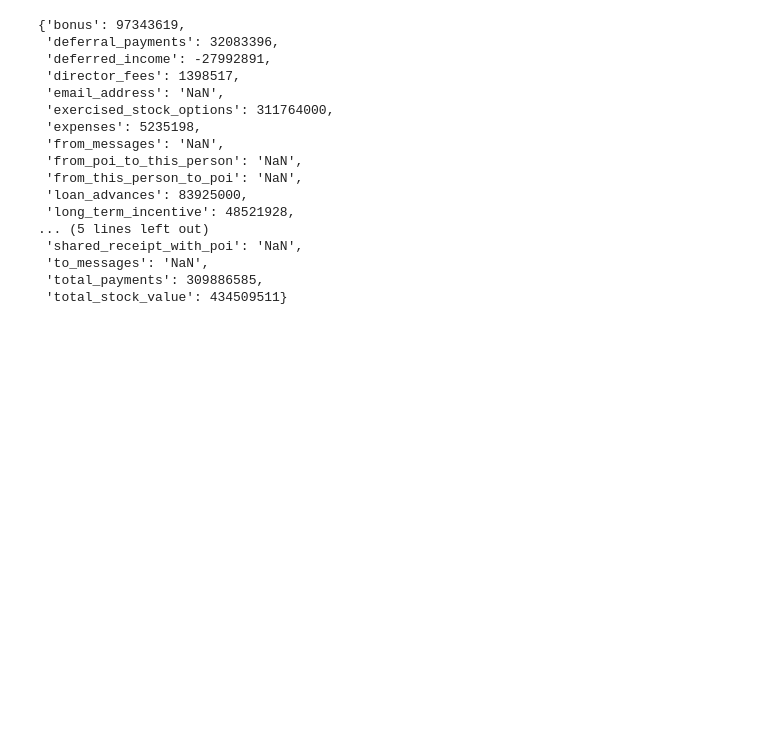
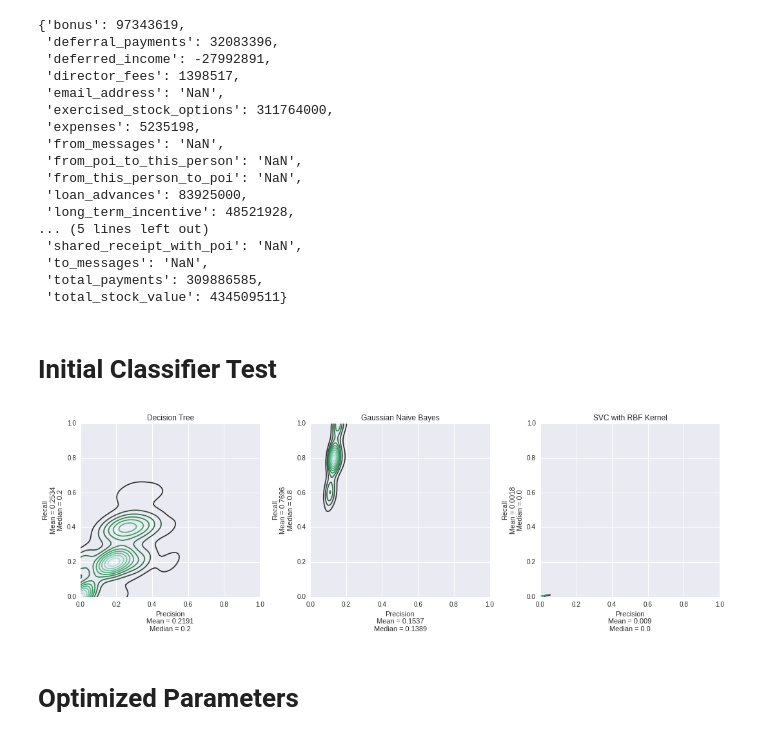
Before and after one commit to jrm5100/ND05, a Jupyter notebook: Data Exploration.ipynb, the cells around one changed output. Drawn from its saved outputs; the diff is of its cells as text; code cells hidden in the pictures; blank space fills up the shorter version.

```diff
--- a/Data Exploration.ipynb
+++ b/Data Exploration.ipynb
@@ -161,3 +157,27 @@ data_dict.pop('TOTAL')
  'to_messages': 'NaN',
  'total_payments': 309886585,
  'total_stock_value': 434509511}
+# %% [markdown]
+# Initial Classifier Test
+# %%
+from sklearn.cross_validation import StratifiedShuffleSplit, cross_val_score
+
+def fit_and_test(classifiers, features, labels):
+    """Fit, test, and plot a dict of classifiers"""
+    sss_test = StratifiedShuffleSplit(labels, 1000, test_size=0.3, random_state=42)
+    fig, axes = plt.subplots(1, len(classifiers), figsize=(15,5))
+
+    for idx, clfname in enumerate(sorted(classifiers.keys())):
+        clf = classifiers[clfname]
+        precision = cross_val_score(clf, features, labels, 'precision', sss_test)
+        recall = cross_val_score(clf, features, labels, 'recall', sss_test)
+        mean = lambda a: sum(a)/len(a)
+        sns.kdeplot(precision, recall, ax=axes[idx])
+        axes[idx].set_title(clfname)
+        axes[idx].set_xlabel('Precision\nMean = {:.4}\nMedian = {:.4}'.format(mean(precision),
+                                                                               np.median(precision)))
+        axes[idx].set_ylabel('Recall\nMean = {:.4}\nMedian = {:.4}'.format(mean(recall),
+                                                           np.median(recall)))
+        axes[idx].set_xlim(0,1)
+        axes[idx].set_ylim(0,1)
+    plt.tight_layout()
@@ -163,0 +191,18 @@ data_dict.pop('TOTAL')
+# %%
+features_list = ['poi'] + financial_features + email_features
+my_dataset = data_dict
+data = featureFormat(my_dataset, features_list, sort_keys = True)
+labels, features = targetFeatureSplit(data)
+# %%
+classifiers = {}
+classifiers['Decision Tree'] = make_pipeline(Imputer(), DecisionTreeClassifier())
+classifiers['SVC with RBF Kernel'] = make_pipeline(Imputer(), StandardScaler(), SVC(kernel='rbf'))
+classifiers['Gaussian Naive Bayes'] = make_pipeline(Imputer(), StandardScaler(), GaussianNB())
+
+fit_and_test(classifiers, features, labels)
+
+plt.savefig(filename='Fig2_InitialClassification.png', bbox_inches='tight')
+# %% [output]
+[figure, added]
+# %% [markdown]
+# Optimized Parameters
```
Also changed, not shown: parts of 32 cells of this notebook, 4 other files.
